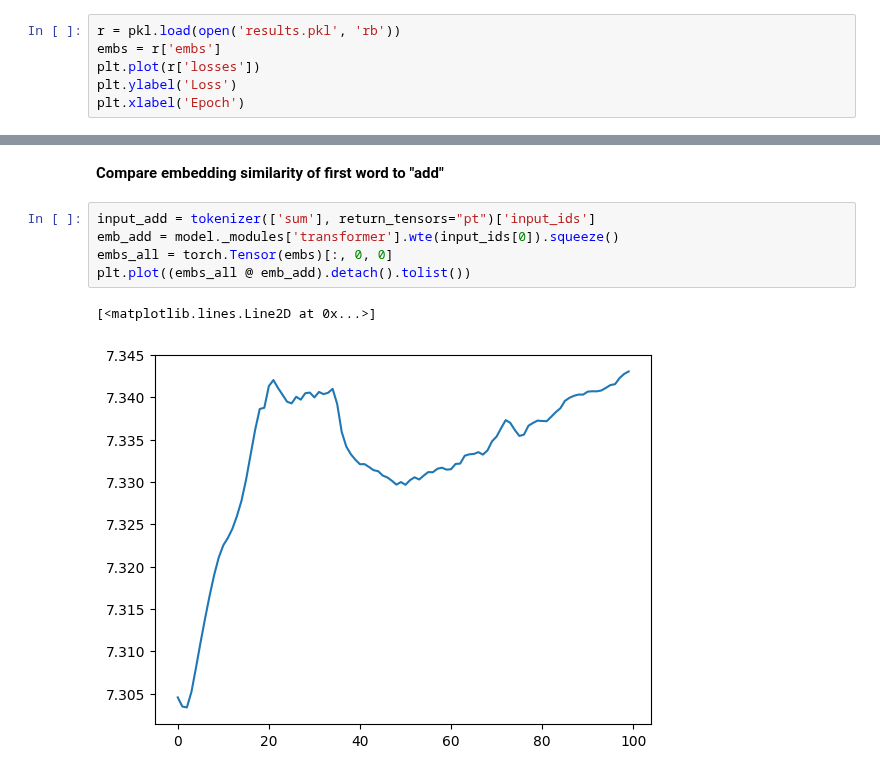
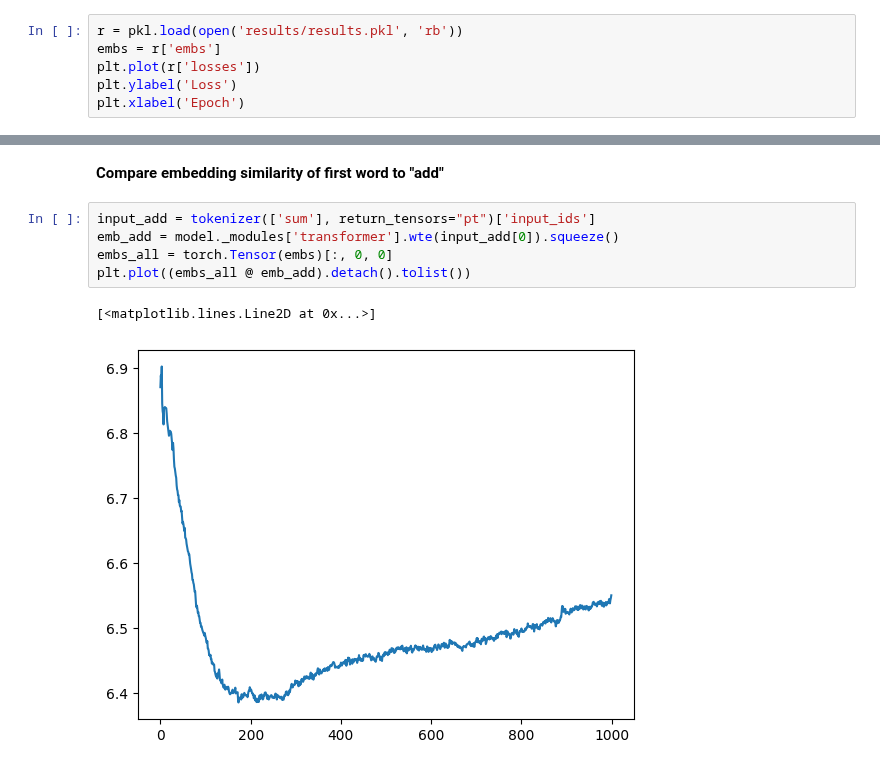
Before and after one commit to csinva/iprompt, a Jupyter notebook: notebooks/02_llm_toy_ex.ipynb, the cells around one changed output, grey strips where cells are left out. Drawn from its saved outputs; the diff is of its cells as text.

```diff
--- a/notebooks/02_llm_toy_ex.ipynb
+++ b/notebooks/02_llm_toy_ex.ipynb
@@ -16,7 +15,7 @@ import train
 import pickle as pkl
 import utils
 # %%
-r = pkl.load(open('results.pkl', 'rb'))
+r = pkl.load(open('results/results.pkl', 'rb'))
 embs = r['embs']
 plt.plot(r['losses'])
 plt.ylabel('Loss')
@@ -64,9 +63,9 @@ x the following two numbers:
 **Compare embedding similarity of first word to "add"**
 # %%
 input_add = tokenizer(['sum'], return_tensors="pt")['input_ids']
-emb_add = model._modules['transformer'].wte(input_ids[0]).squeeze()
+emb_add = model._modules['transformer'].wte(input_add[0]).squeeze()
 embs_all = torch.Tensor(embs)[:, 0, 0]
 plt.plot((embs_all @ emb_add).detach().tolist())
 # %% [output]
 [<matplotlib.lines.Line2D at 0x...>]
-[figure, old version]
+[figure, new version]
```
Also changed, not shown: parts of 4 cells of this notebook, 2 other files.
